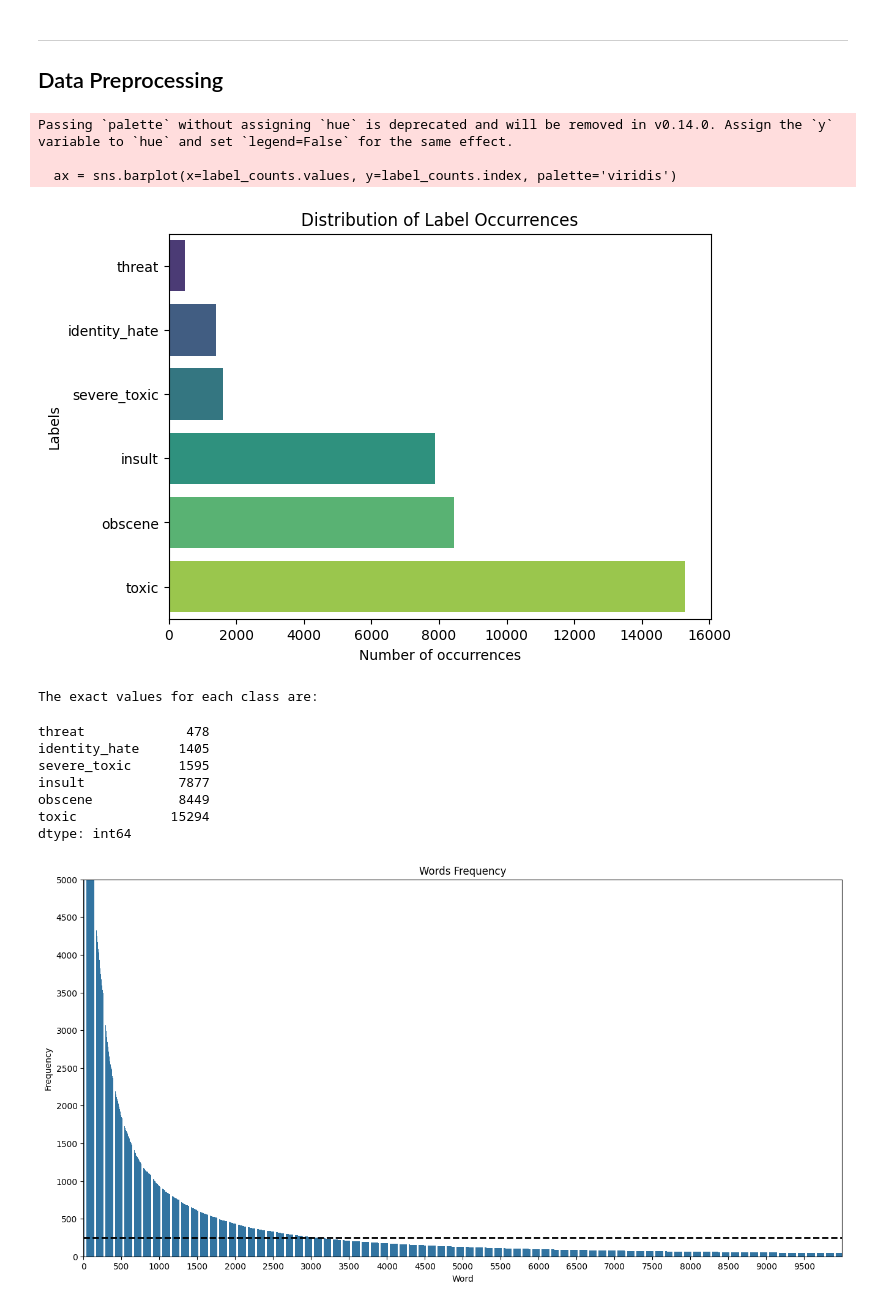
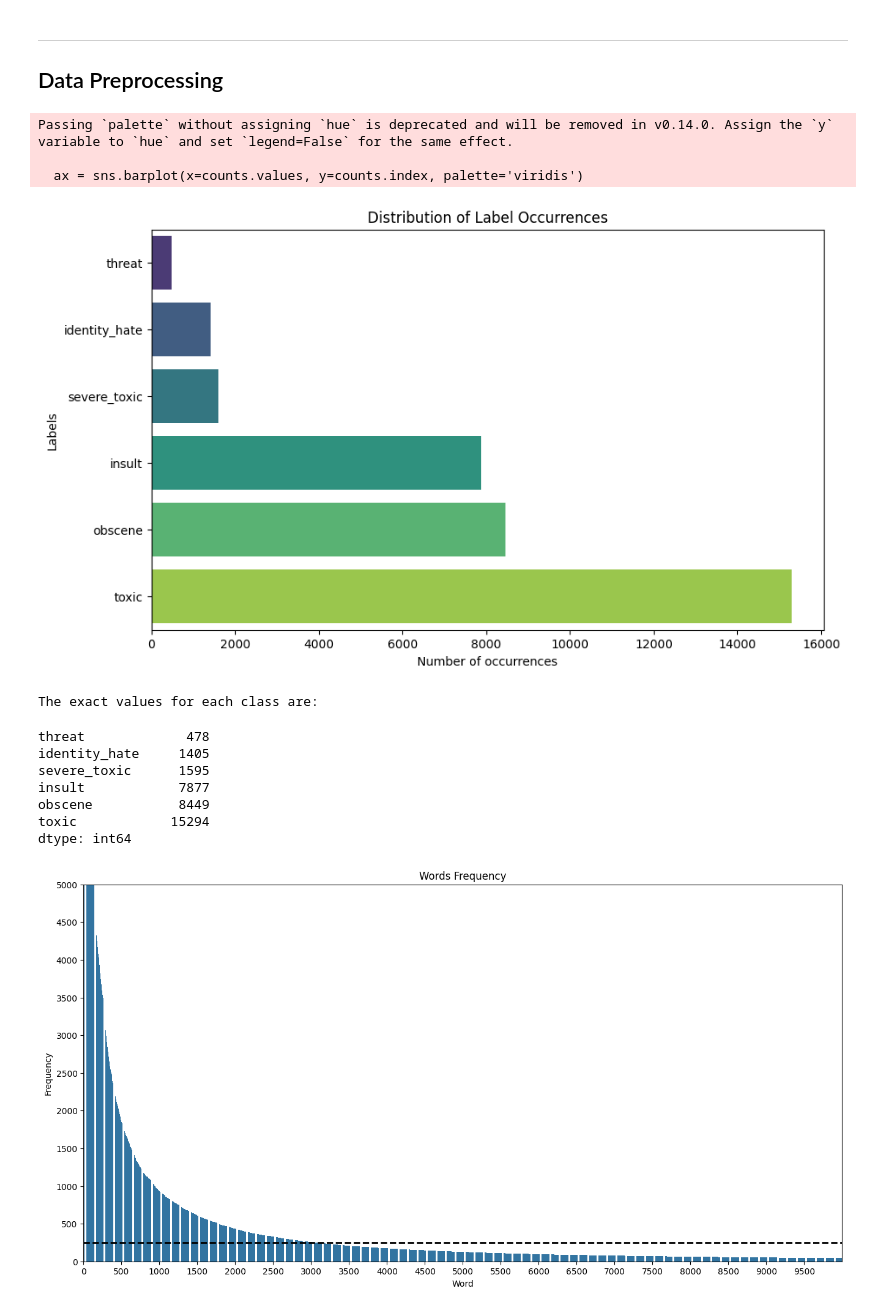
Before and after one commit to xbit18/ML4MDE, a Jupyter notebook: ToxicComment.ipynb, the cells around one changed output. Saved outputs shown, nothing was run; the diff lists cells and outputs as text; code cells hidden in the pictures.

```diff
--- a/ToxicComment.ipynb
+++ b/ToxicComment.ipynb
@@ -173,31 +173,28 @@ df["comment_text"] = df["comment_text"].apply(clean_text)
 X = df["comment_text"].values
 y = df[df.columns[2:]].values
 # %%
-# Displaying the class distribution of the 'label' column
-column_labels = df.columns.tolist()[2:]
-label_counts = df[column_labels].sum().sort_values()
+# Count the occurencies of each labels.
+labels = df.columns.tolist()[2:]
+counts = df[labels].sum().sort_values()
 
-# Creating a black background for the graphic
-plt.figure(figsize=(7, 5))
+# Creating an horizontal bar graph.
+plt.figure(figsize=(10, 6))
+ax = sns.barplot(x=counts.values, y=counts.index, palette='viridis')
 
-# Creating a horizontal bar graph using Seaborn
-ax = sns.barplot(x=label_counts.values, y=label_counts.index, palette='viridis')
-
-# Adding labels and title to the graph
+# Adding labels and title to the graph.
 plt.xlabel('Number of occurrences')
 plt.ylabel('Labels')
 plt.title('Distribution of Label Occurrences')
 
 # Show graph
 plt.show()
-
 print(f"The exact values for each class are:")
-df[column_labels].sum().sort_values()
+df[labels].sum().sort_values()
 # %% [output]
 Passing `palette` without assigning `hue` is deprecated and will be removed in v0.14.0. Assign the `y` variable to `hue` and set `legend=False` for the same effect.
 
-  ax = sns.barplot(x=label_counts.values, y=label_counts.index, palette='viridis')
+  ax = sns.barplot(x=counts.values, y=counts.index, palette='viridis')
-[figure, old version]
+[figure, new version]
 The exact values for each class are:
 threat             478
 identity_hate     1405
```
Also changed, not shown: parts of 11 cells of this notebook.
